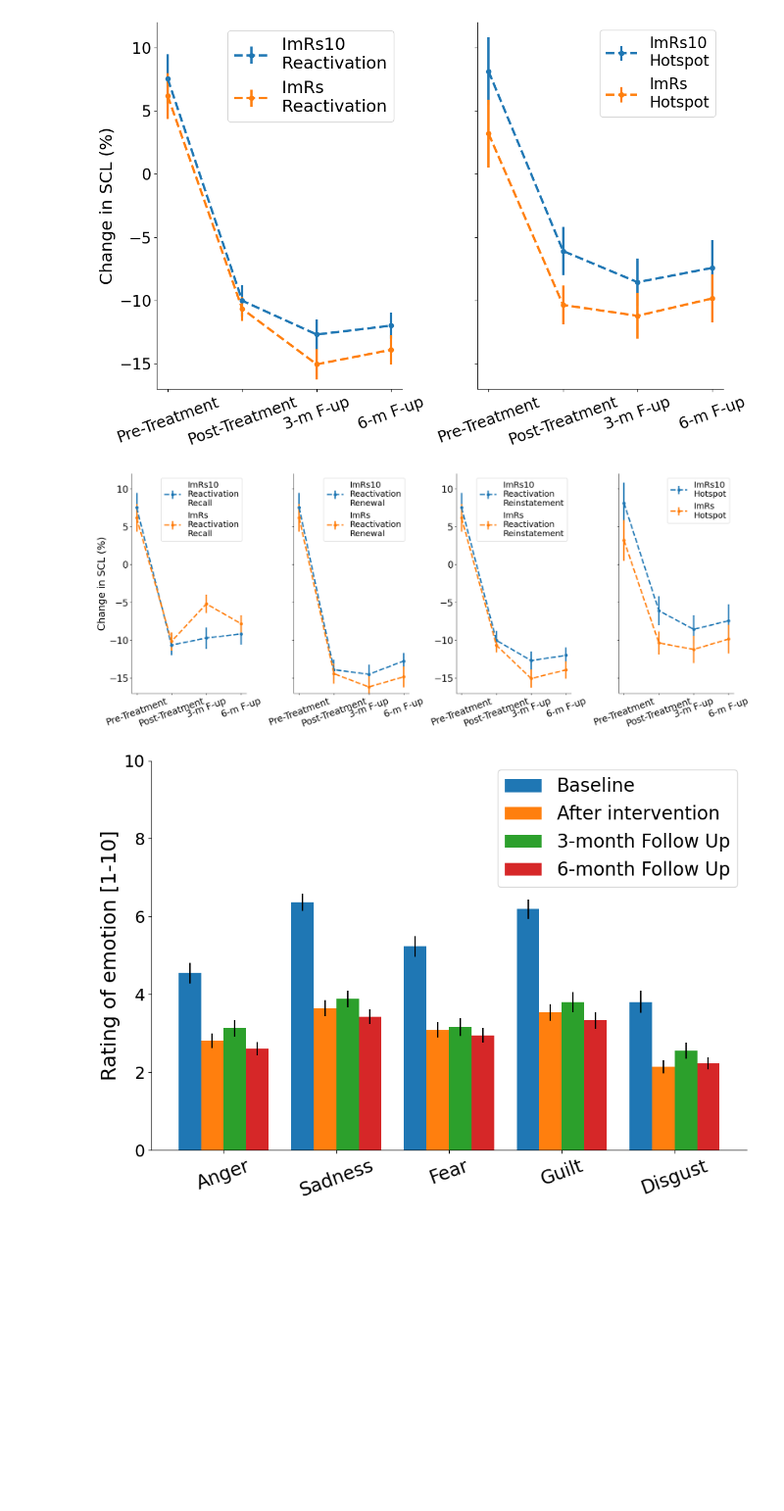
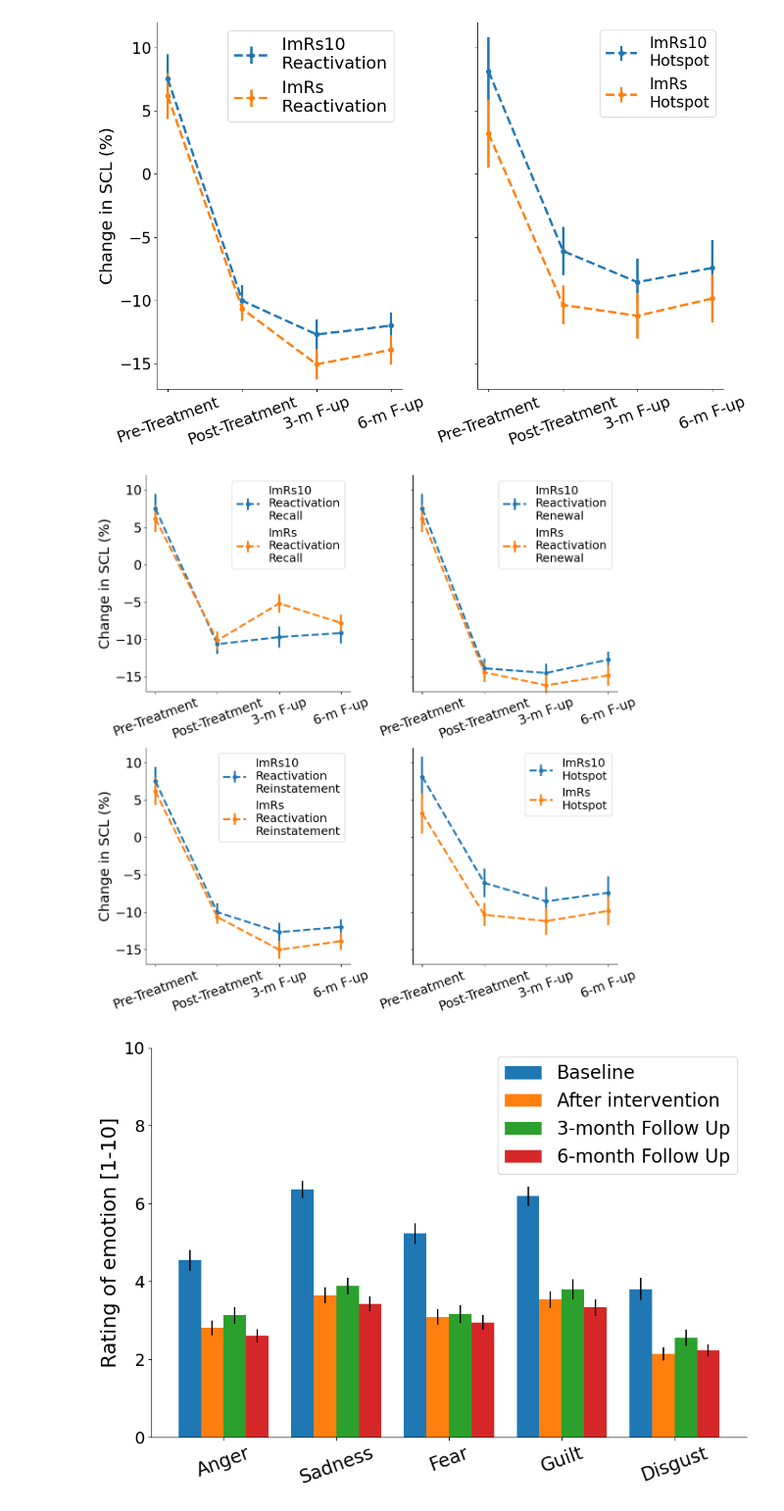
Before and after one commit to stakar/plotSCL, a Jupyter notebook: plotting-rating_diff_scenario.ipynb, the cells around one changed output. Shown at 98% size. Saved outputs shown, nothing was run; the diff lists cells and outputs as text; code cells hidden in the pictures; blank space fills up the shorter version.

```diff
--- a/plotting-rating_diff_scenario.ipynb
+++ b/plotting-rating_diff_scenario.ipynb
@@ -240,6 +242,9 @@ pd.options.mode.chained_assignment = None
 ylab = 'Change in SCL (%)'
 post_time_point= '1678' # przyjmuje albo 6,7 albo 67, wtedy trzeba wklepać odpowiednie nazwy kolumn pod spodem
 colnames = ['Pre-intervention','Post-intervention','3 month\nFollow Up','6 month\nFollow Up']
+cond = 'CritT'
+group = group_12
+ylab = 'Change in SCL (%)'
 
 X = np.arange(4)
 
@@ -318,7 +323,7 @@ colnames = ['Pre-intervention','Post-intervention','3 month\nFollow Up','6 month
 X = np.arange(4)
 
 #Plot subplots
-fig, ax = plt.subplots(4,1,figsize=[20,8])
+fig, ax = plt.subplots(2,2,figsize=[12,12])
 
 #Prepare Dataset
 part_suspence='suspence'
@@ -326,7 +331,7 @@ tmp = result.loc[group,result.columns.str.contains(fr'SCL_TP[1,6,7,8]_{cond}_{pa
 tmp.columns = colnames
 
 #actual plot
-ax1 = plt.subplot(141)
+ax1 = plt.subplot(221)
 ax1.errorbar(X, tmp.loc[group2,:].mean(numeric_only=True), yerr=get_sterror(tmp.loc[group2,:],group2),
              fmt='--o',label='ImRs10\nReactivation\nRecall',linewidth=3)
 ax1.errorbar(X, tmp.loc[group1,:].mean(numeric_only=True), yerr=get_sterror(tmp.loc[group1,:],group1),
@@ -351,7 +356,7 @@ tmp = result.loc[group,result.columns.str.contains(fr'SCL_TP[1,6,7,8]_{cond}_{pa
 tmp.columns = colnames
 
 #actual plot
-ax2 = plt.subplot(142,sharey=ax1)
+ax2 = plt.subplot(222,sharey=ax1)
 plt.tick_params('y',labelleft=False)
 ax2.errorbar(X, tmp.loc[group2,:].mean(numeric_only=True), yerr=get_sterror(tmp.loc[group2,:],group2),
              fmt='--o',label='ImRs10\nReactivation\nRenewal',linewidth=3)
@@ -377,7 +382,7 @@ tmp = result.loc[group,result.columns.str.contains(fr'SCL_TP[1,6,7,8]_{cond}_{pa
 tmp.columns = colnames
 
 #actual plot
-ax3 = plt.subplot(143)
+ax3 = plt.subplot(223)
 ax3.errorbar(X, tmp.loc[group2,:].mean(numeric_only=True), yerr=get_sterror(tmp.loc[group2,:],group2),
              fmt='--o',label='ImRs10\nReactivation\nReinstatement',linewidth=3)
 ax3.errorbar(X, tmp.loc[group1,:].mean(numeric_only=True), yerr=get_sterror(tmp.loc[group1,:],group1),
@@ -389,6 +394,7 @@ plt.xticks(X, ['Pre-Treatment','Post-Treatment','3-m F-up','6-m F-up'],
            fontsize=20,
            rotation=20)
 plt.ylim([-17,12])
+plt.ylabel(ylab,fontsize=22)
 plt.legend(loc='upper right',fontsize=18)
 plt.yticks(fontsize=20)
 plt.gca().spines['right'].set_visible(False)
@@ -406,35 +412,35 @@ tmp.columns = colnames
 
 
 #actual plot
-ax4 = plt.subplot(144,sharey=ax1)
+ax4 = plt.subplot(224,sharey=ax1)
 plt.tick_params('y',labelleft=False)
 # plt.plot(tmp.loc[group1,:].mean(),label='ImRs')
 
 # plt.plot(tmp.loc[group2,:].mean(),label='ImRs10')
 ax4.errorbar(X, tmp.loc[group2,:].mean(numeric_only=True), yerr=get_sterror(tmp.loc[group2,:],group2),
              fmt='--o',
              label='ImRs10\nHotspot',
             linewidth=3)
 ax4.errorbar(X, tmp.loc[group1,:].mean(numeric_only=True),
              yerr=get_sterror(tmp.loc[group1,:],group1), fmt='--o',label='ImRs\nHotspot',linewidth=3)
 
 #Additional features of plot
 plt.xticks(X, ['Pre-Treatment','Post-Treatment','3-m F-up','6-m F-up'],
            fontsize=20,
            rotation=20)
 plt.ylim([-17,12])
 plt.gca().spines['right'].set_visible(False)
 plt.gca().spines['top'].set_visible(False)
 
 
 
 plt.legend(loc='upper right',fontsize=18)
 
 
 plt.tight_layout()
 plt.savefig('Reactivation_hotspot_CritT.png')
 # %% [output]
-[figure, old version]
+[figure, new version]
 # %%
 # part = 'suspence_mean'
 part = '4'
```
Also changed, not shown: parts of 11 cells of this notebook.
